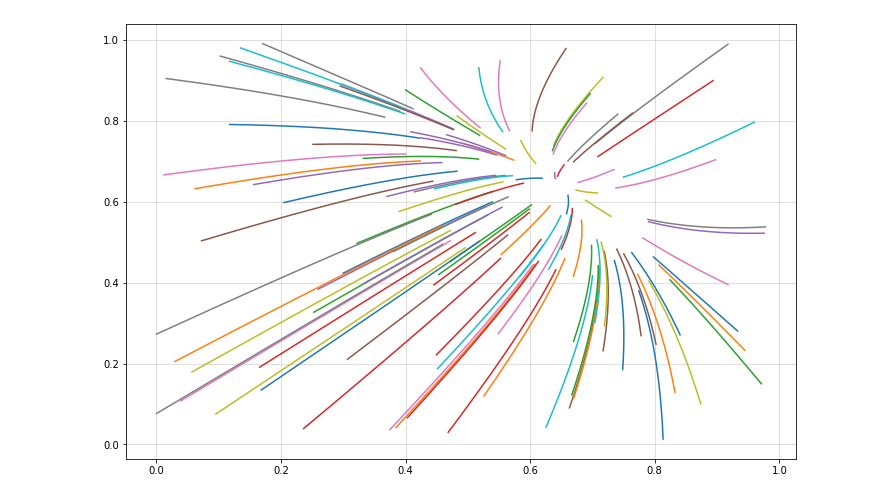
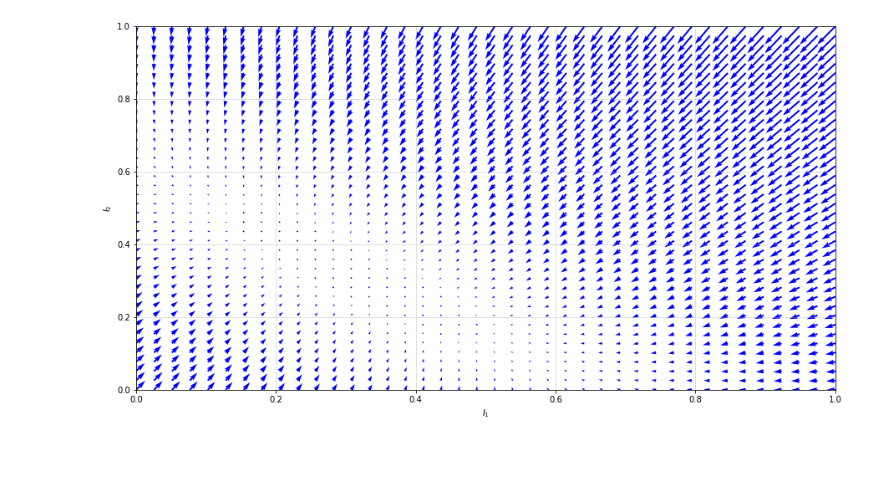
Before and after one commit to sazio/Transients, a Jupyter notebook: Python/Winner_Takes_All.ipynb, the cells around one changed output. Drawn from its saved outputs; the diff is of its cells as text; code cells hidden in the pictures; blank space fills up the shorter version.

Commit message:
Phase Portrait WTA

```diff
--- a/Python/Winner_Takes_All.ipynb
+++ b/Python/Winner_Takes_All.ipynb
@@ -42,8 +17,33 @@ sol2_l = np.asarray(sol2_l)
-# %%
-plt.figure(figsize = (12,8))
-plt.grid(alpha = 0.5)
-for i in range(0,sol1_l.shape[0]):
-  plt.plot(sol1_l[i,:], sol2_l[i,:])
-  #plt.plot(sol2_l[i,:])
-# %% [output]
-[figure, removed]
+# %%
+# Defining WTA 2 neurons ODE system
+def f(Y, t, tau = 1, k_1 = 1 , k_2 = 1, alpha = 1):
+    I_1, I_2 = Y
+    return [(1/tau)*(-I_1 + nakaRushton(k_1 - alpha*I_2)), (1/tau)*(-I_2 + nakaRushton(k_2 - alpha*I_1))]
+# %%
+I_1 = np.linspace(0., 1.0, 40)
+I_2 = np.linspace(0., 1.0, 40)
+# %%
+Y1, Y2 = np.meshgrid(I_1, I_2)
+t = 0
+u, v = np.zeros(Y1.shape), np.zeros(Y2.shape)
+NI, NJ = Y1.shape
+
+for i in range(NI):
+    for j in range(NJ):
+        x = Y1[i, j]
+        y = Y2[i, j]
+        yprime = f([x, y], t)
+        u[i,j] = yprime[0]
+        v[i,j] = yprime[1]
+# %%
+plt.figure(figsize = (15,8))
+Q = plt.quiver(Y1, Y2, u, v, color='b')
+
+plt.xlabel('$I_1$')
+plt.ylabel('$I_2$')
+plt.xlim([0, 1])
+plt.ylim([0, 1])
+plt.grid(alpha = 0.5)
+#plt.savefig('images/phase-portrait.png')
+# %% [output]
+[figure, added]
```
Also changed, not shown: parts of 5 cells of this notebook.
